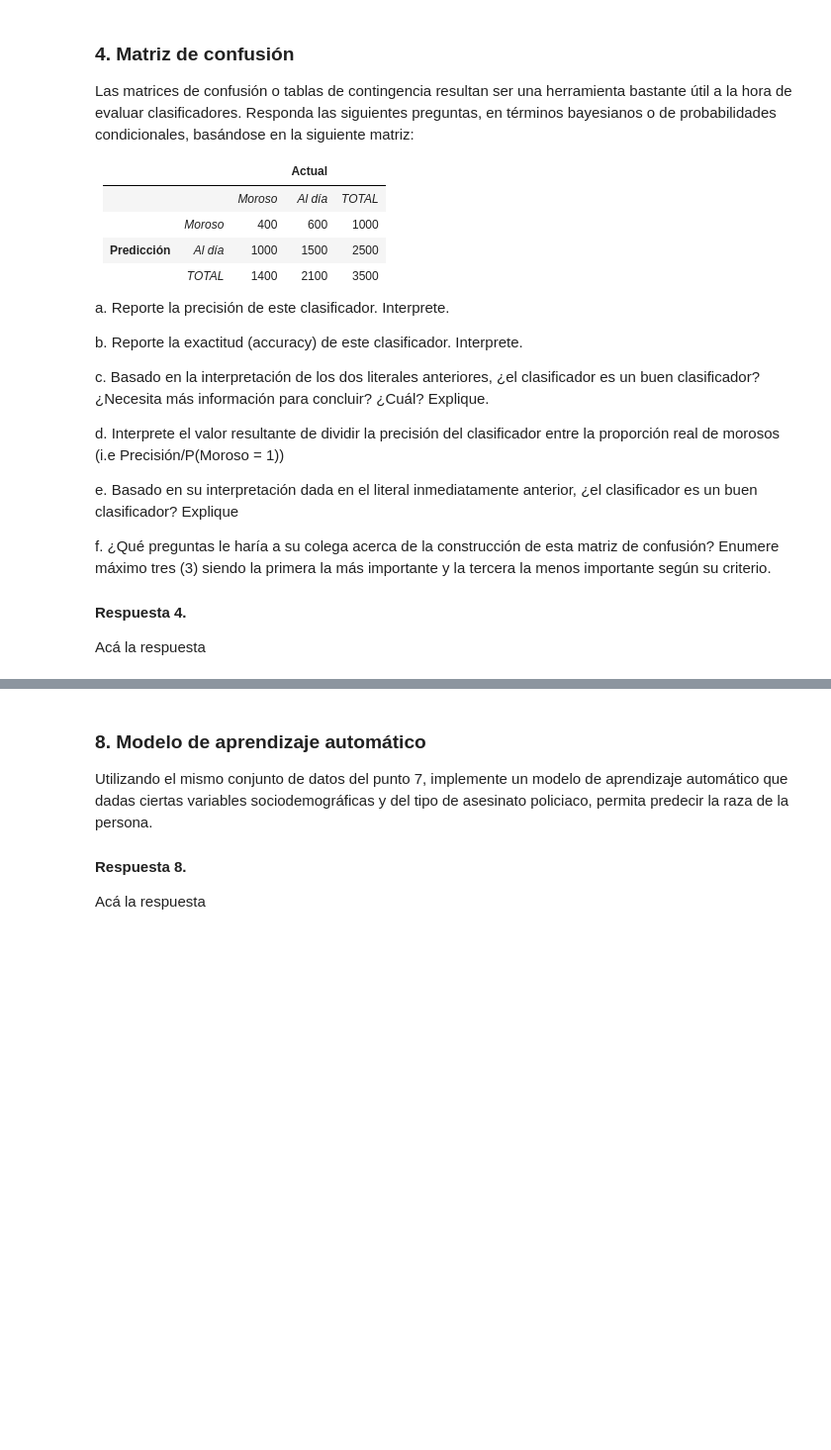
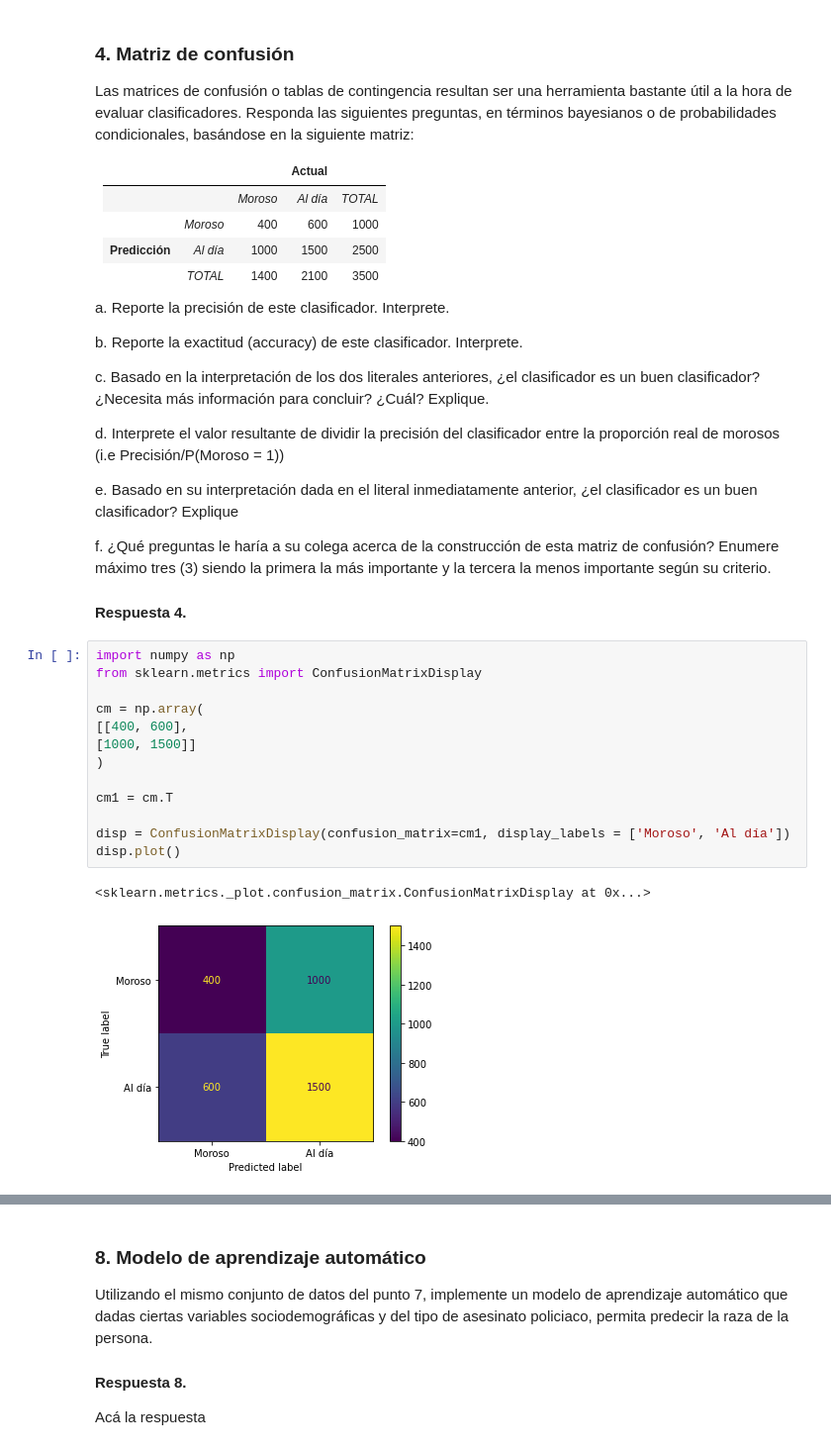
Before and after one commit to JuanseGomezM/QuantumConnexion, a Jupyter notebook: PruebaQuantumConnexion_JGomezM.ipynb, the cells around one changed output, grey strips where cells are left out. Shown: that part at 99% size. Drawn from its saved outputs; the diff is of its cells as text; blank space fills up the shorter version.

```diff
--- a/PruebaQuantumConnexion_JGomezM.ipynb
+++ b/PruebaQuantumConnexion_JGomezM.ipynb
@@ -57,4 +69,19 @@ Las matrices de confusión o tablas de contingencia resultan ser una herramienta
   f. ¿Qué preguntas le haría a su colega acerca de la construcción de esta matriz de confusión? Enumere máximo tres (3) siendo la primera la más importante y la tercera la menos importante según su criterio.
 
 #### Respuesta 4.
-Acá la respuesta
+# %%
+import numpy as np
+from sklearn.metrics import ConfusionMatrixDisplay
+
+cm = np.array(
+[[400, 600],
+[1000, 1500]]
+)
+
+cm1 = cm.T
+
+disp = ConfusionMatrixDisplay(confusion_matrix=cm1, display_labels = ['Moroso', 'Al día'])
+disp.plot()
+# %% [output]
+<sklearn.metrics._plot.confusion_matrix.ConfusionMatrixDisplay at 0x...>
+[figure, added]
```
Also changed, not shown: parts of 44 cells of this notebook.
